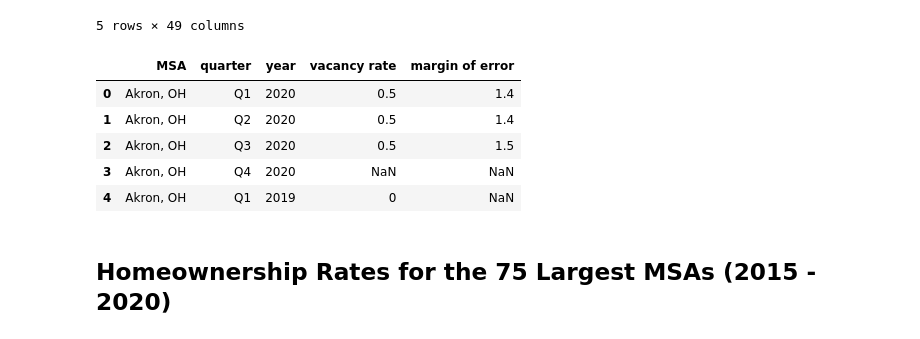
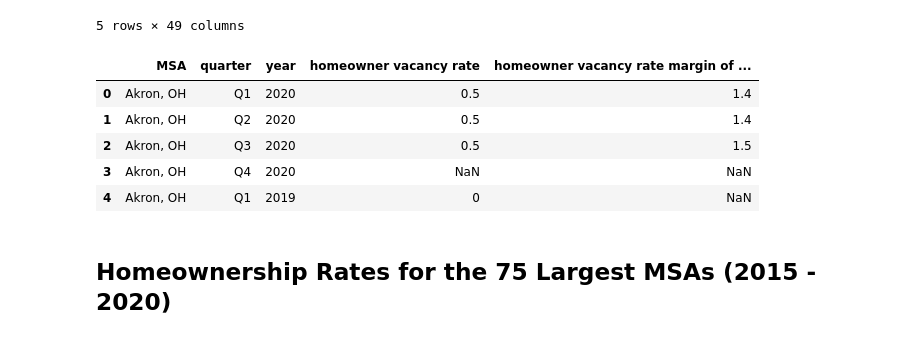
Before and after one commit to jamilao/housing-and-covid19, a Jupyter notebook: notebooks/census-and-covid.ipynb, the cells around one changed output. Cells and saved outputs as stored; diff of their text form; code cells hidden in the pictures.

```diff
--- a/notebooks/census-and-covid.ipynb
+++ b/notebooks/census-and-covid.ipynb
@@ -109,16 +112,19 @@ homeowner_vacancy_df.head()
 | 3 | Allentown-Bethlehem-Easton, PA-NJ | 0.6 | 1.4 | 0.5 | 1.4 | 0.5 | ... |
 | 4 | Atlanta-Sandy Springs-Roswell, GA1 | 1.2 | 0.8 | 1 | 0.7 | 0.3 | ... |
 5 rows × 49 columns
-# %%
-hv_flat_df = flatten_df(homeowner_vacancy_df)
-hv_flat_df.head()
-# %% [output]
-|  | MSA | quarter | year | vacancy rate | margin of error |
-| 0 | Akron, OH | Q1 | 2020 | 0.5 | 1.4 |
-| 1 | Akron, OH | Q2 | 2020 | 0.5 | 1.4 |
-| 2 | Akron, OH | Q3 | 2020 | 0.5 | 1.5 |
-| 3 | Akron, OH | Q4 | 2020 | NaN | NaN |
-| 4 | Akron, OH | Q1 | 2019 | 0 | NaN |
+# %%
+# convert quasi pivot table into flat dataframe
+hv_flat_df = flatten_df(homeowner_vacancy_df)
+hv_flat_df = hv_flat_df.rename(columns={"vacancy rate":"homeowner vacancy rate",
+                                        "margin of error":"homeowner vacancy rate margin of error"})
+hv_flat_df.head()
+# %% [output]
+|  | MSA | quarter | year | homeowner vacancy rate | homeowner vacancy rate margin of ... |
+| 0 | Akron, OH | Q1 | 2020 | 0.5 | 1.4 |
+| 1 | Akron, OH | Q2 | 2020 | 0.5 | 1.4 |
+| 2 | Akron, OH | Q3 | 2020 | 0.5 | 1.5 |
+| 3 | Akron, OH | Q4 | 2020 | NaN | NaN |
+| 4 | Akron, OH | Q1 | 2019 | 0 | NaN |
 # %% [markdown]
 ## Homeownership Rates for the 75 Largest MSAs (2015 - 2020)
 # %%
```
Also changed, not shown: parts of 6 cells of this notebook.
